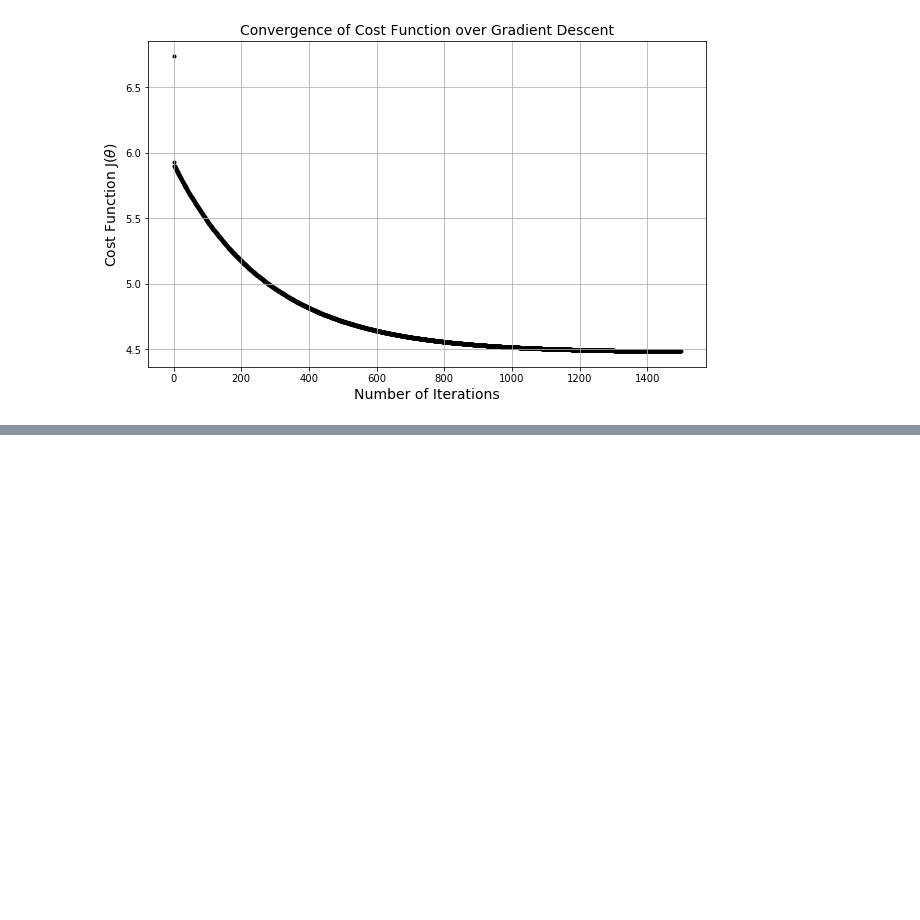
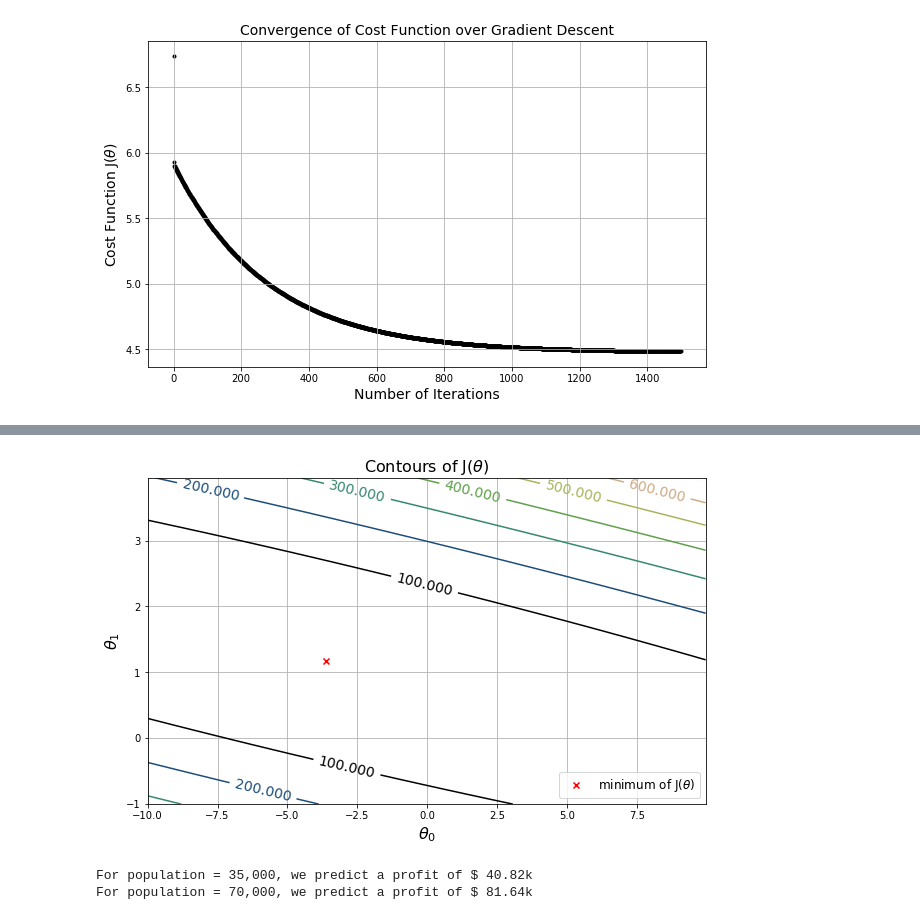
Before and after one commit to les67/MachineLearning_CourseraNg, a Jupyter notebook: ex1/ex1.ipynb, the cells around one changed output, grey strips where cells are left out. Saved outputs shown, nothing was run; the diff lists cells and outputs as text; code cells hidden in the pictures; blank space fills up the shorter version.

```diff
--- a/ex1/ex1.ipynb
+++ b/ex1/ex1.ipynb
@@ -274,0 +307,27 @@ xx, yy = np.meshgrid(np.arange(theta0_min, theta0_max, h),np.arange(theta1_min,
+# %%
+# Contours of J
+
+plt.figure()
+plt.grid(True)
+CS = plt.contour(theta0,theta1,costJ,cmap=plt.cm.gist_earth) # filled contour plot hence contourf()
+plt.scatter(history_j['theta_history'][-1][0],history_j['theta_history'][-1][1],marker='x',c='r',label='minimum of J($\\theta$)')
+plt.clabel(CS, inline=True, fontsize=14) # labels; inline controls wether contour below label gets removed
+plt.xlabel('$\\theta_0$',fontsize=16)
+plt.ylabel('$\\theta_1$',fontsize=16)
+plt.title('Contours of J($\\theta$)',fontsize=16)
+plt.legend(loc='lower right',fontsize=12)
+plt.show()
+# %% [output]
+[figure, added]
+# %%
+# Predictions of this model
+
+optimal_theta = history_j['theta_history'][-1]
+sample_1 = np.array([1,35000])
+sample_2 = np.array([1,70000])
+
+print('For population = 35,000, we predict a profit of $ {:0.2f}k'.format(hypothesis(sample_1,optimal_theta)/1e3));
+print('For population = 70,000, we predict a profit of $ {:0.2f}k'.format(hypothesis(sample_2,optimal_theta)/1e3));
+# %% [output]
+For population = 35,000, we predict a profit of $ 40.82k
+For population = 70,000, we predict a profit of $ 81.64k
```
Also changed, not shown: parts of 23 cells of this notebook.
